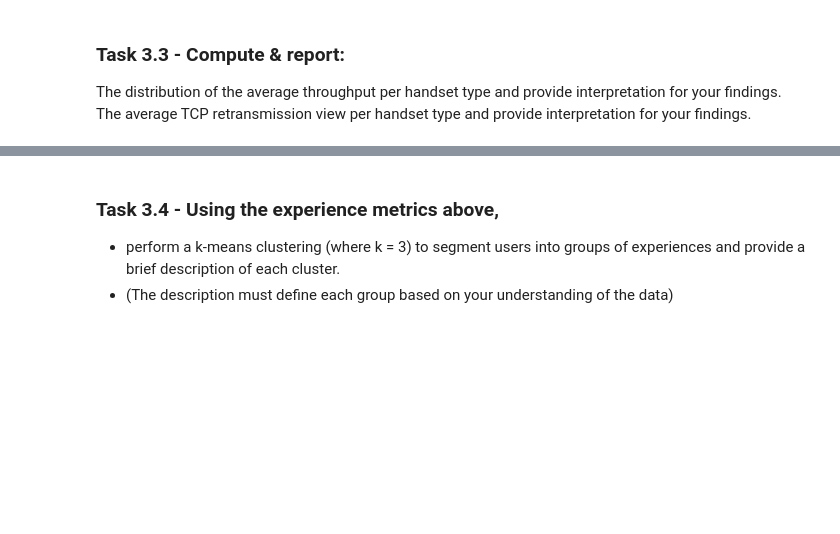
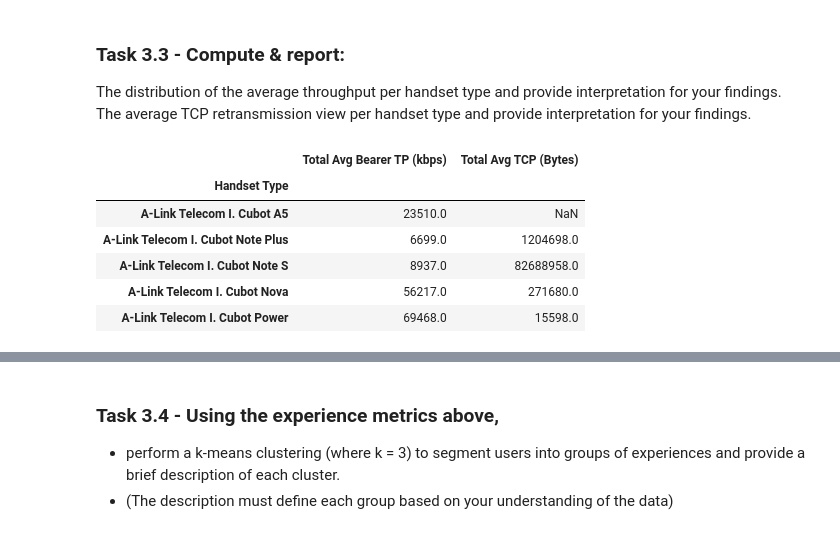
Before and after one commit to YohansSamuel/TeleCom-Data-Analysis, a Jupyter notebook: notebooks/Task-3-User_Experience_Analysis.ipynb, the cells around one changed output, grey strips where cells are left out. Saved outputs shown, nothing was run; the diff lists cells and outputs as text; code cells hidden in the pictures; blank space fills up the shorter version.

```diff
--- a/notebooks/Task-3-User_Experience_Analysis.ipynb
+++ b/notebooks/Task-3-User_Experience_Analysis.ipynb
@@ -112,3 +112,15 @@ plot_mult_hist([top_10, last_10, most_10, top_10], 1,
 ### Task 3.3 - Compute & report:
 The distribution of the average throughput  per handset type and provide interpretation for your findings.
 The average TCP retransmission view per handset type and provide interpretation for your findings.
+# %%
+handset_type_agg = user_experience_df.groupby('Handset Type').agg(
+    {'Total Avg Bearer TP (kbps)': 'mean', 'Total Avg TCP (Bytes)': 'mean'})
+handset_type_agg.head()
+# %% [output]
+|  | Total Avg Bearer TP (kbps) | Total Avg TCP (Bytes) |
+| Handset Type |  |  |
+| A-Link Telecom I. Cubot A5 | 23510.0 | NaN |
+| A-Link Telecom I. Cubot Note Plus | 6699.0 | 1204698.0 |
+| A-Link Telecom I. Cubot Note S | 8937.0 | 82688958.0 |
+| A-Link Telecom I. Cubot Nova | 56217.0 | 271680.0 |
+| A-Link Telecom I. Cubot Power | 69468.0 | 15598.0 |
```
Also changed, not shown: parts of 1 cell of this notebook.
